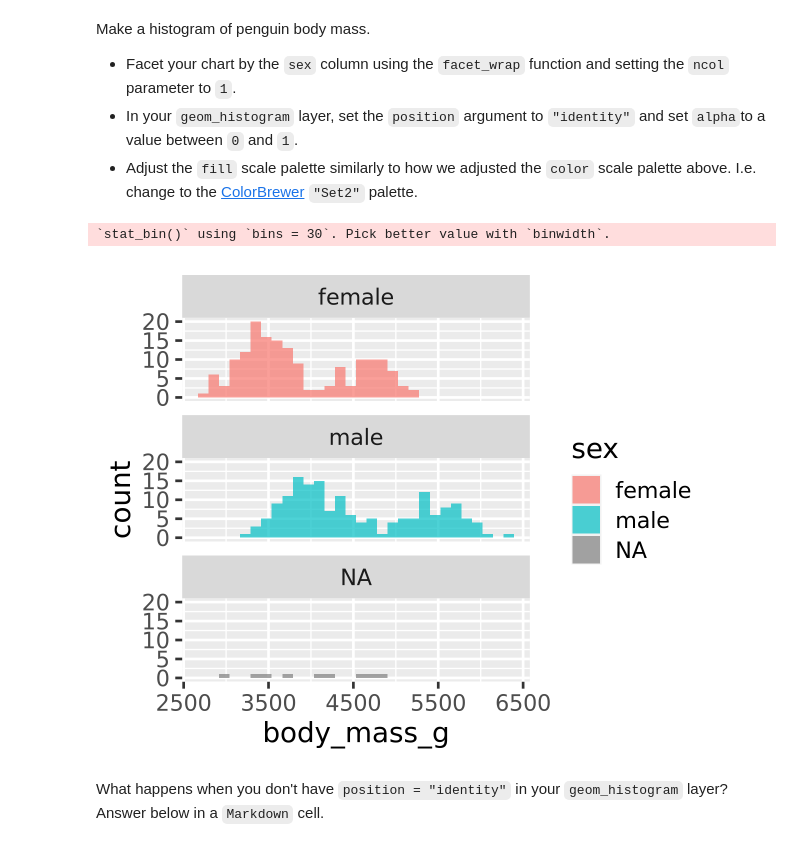
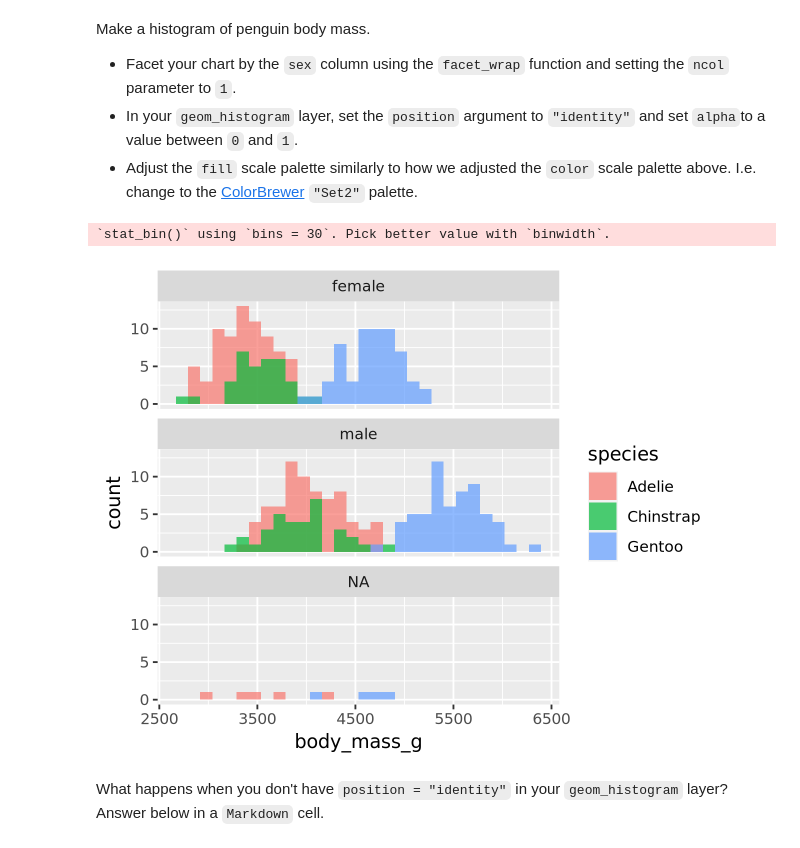
Before and after one commit to UNC-DATA-730/assignment-2-data-viz-and-wrangling-agreen8911, a Jupyter notebook: assignment2.ipynb, the cells around one changed output. Saved outputs shown, nothing was run; the diff lists cells and outputs as text; code cells hidden in the pictures.

Commit message:
fixed mistake
fixed a mistake in fill type for histogram

```diff
--- a/assignment2.ipynb
+++ b/assignment2.ipynb
@@ -73,16 +73,16 @@ Make a histogram of penguin body mass.
 - In your `geom_histogram` layer, set the `position` argument to `"identity"` and set `alpha`to a value between `0` and `1`.
 - Adjust the `fill` scale palette similarly to how we adjusted the `color` scale palette above. I.e. change to the [ColorBrewer](https://colorbrewer2.org/) `"Set2"` palette.
 # %%
-ggplot(data = penguins, mapping = aes(x = body_mass_g, fill = sex)) +
+ggplot(data = penguins, mapping = aes(x = body_mass_g, fill = species)) +
     geom_histogram(position = "identity", alpha = 0.7, na.rm = TRUE) +
     facet_wrap(~sex, ncol = 1) +
     scale_color_brewer(palette = "Set2")
 
 
 # Note:  I tried to remove the NA values with na.rm = TRUE, but even though it caused no errors, the NA values still appeared...
 # %% [output]
 `stat_bin()` using `bins = 30`. Pick better value with `binwidth`.
-[figure, old version]
+[figure, new version]
 # %% [markdown]
 What happens when you don't have `position = "identity"` in your `geom_histogram` layer? Answer below in a `Markdown` cell.
 # %% [markdown]
```
Also changed, not shown: parts of 2 cells of this notebook.
